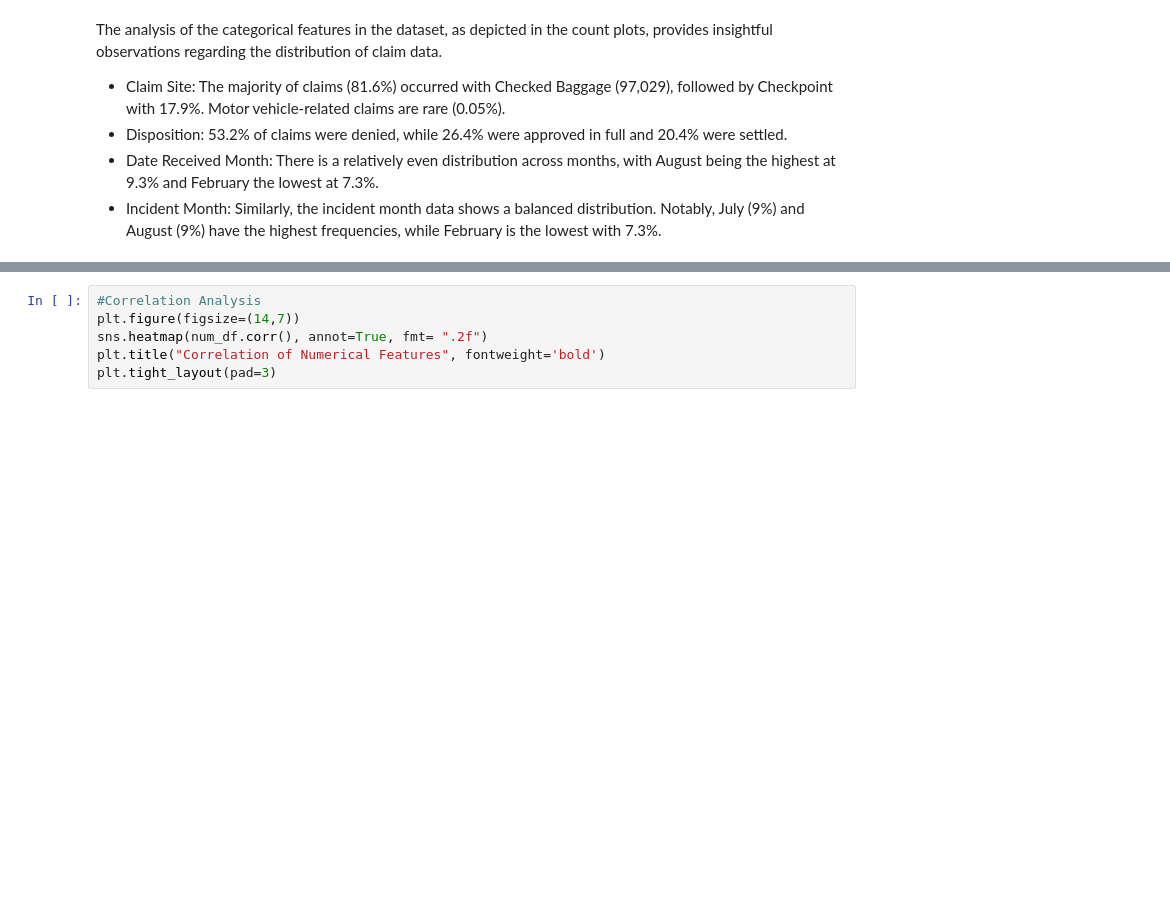
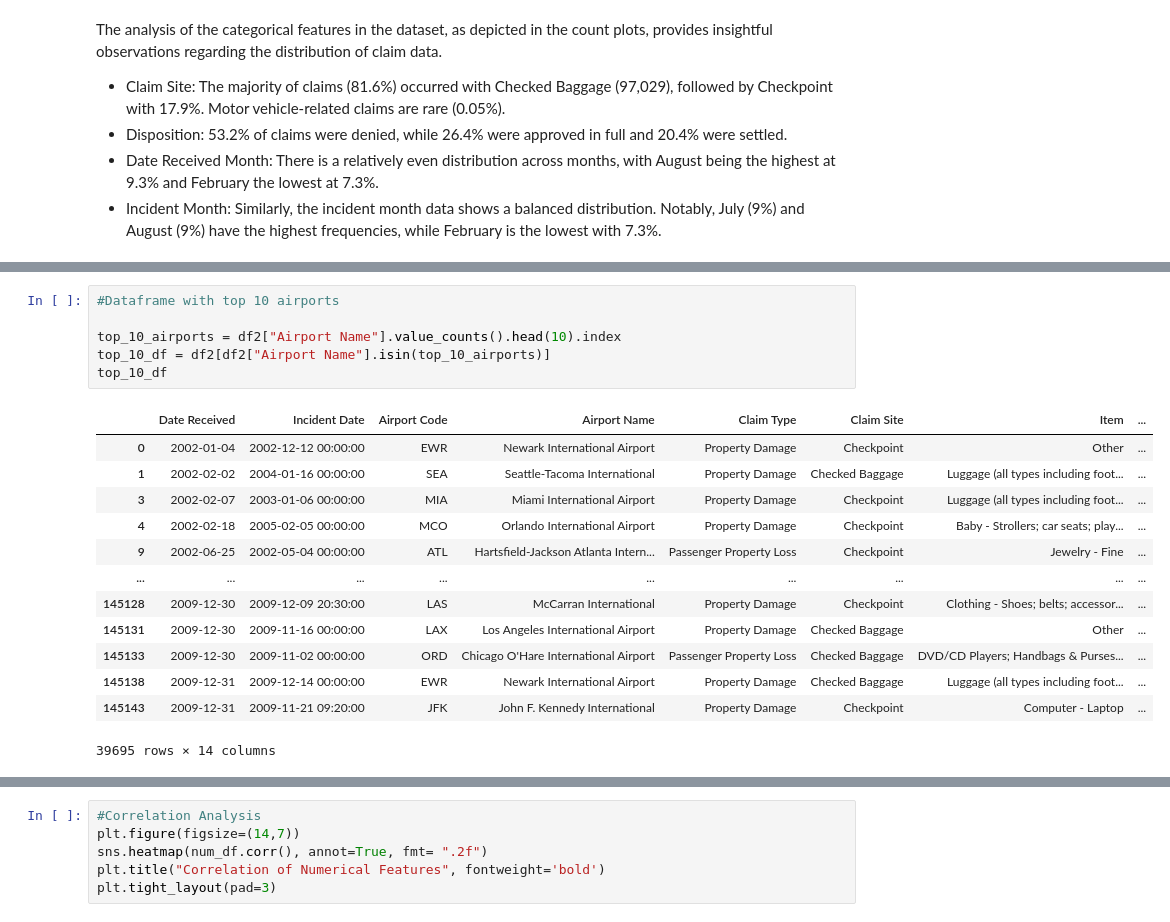
Before and after one commit to btokoli/Risk-Radar-Clustering-Airports-by-Claim-Patterns-to-Spotlight-High-Risk-Hubs, a Jupyter notebook: airportAnalysis.ipynb, the cells around one changed output, grey strips where cells are left out. Cells and saved outputs as stored; diff of their text form; blank space fills up the shorter version.

```diff
--- a/airportAnalysis.ipynb
+++ b/airportAnalysis.ipynb
@@ -375,0 +389,20 @@ plt.plot(df2["Incident Year"], df2["Claim Amount"])
+# %%
+#Dataframe with top 10 airports
+
+top_10_airports = df2["Airport Name"].value_counts().head(10).index
+top_10_df = df2[df2["Airport Name"].isin(top_10_airports)]
+top_10_df
+# %% [output]
+|  | Date Received | Incident Date | Airport Code | Airport Name | Claim Type | Claim Site | Item | ... |
+| 0 | 2002-01-04 | 2002-12-12 00:00:00 | EWR | Newark International Airport | Property Damage | Checkpoint | Other | ... |
+| 1 | 2002-02-02 | 2004-01-16 00:00:00 | SEA | Seattle-Tacoma International | Property Damage | Checked Baggage | Luggage (all types including foot... | ... |
+| 3 | 2002-02-07 | 2003-01-06 00:00:00 | MIA | Miami International Airport | Property Damage | Checkpoint | Luggage (all types including foot... | ... |
+| 4 | 2002-02-18 | 2005-02-05 00:00:00 | MCO | Orlando International Airport | Property Damage | Checkpoint | Baby - Strollers; car seats; play... | ... |
+| 9 | 2002-06-25 | 2002-05-04 00:00:00 | ATL | Hartsfield-Jackson Atlanta Intern... | Passenger Property Loss | Checkpoint | Jewelry - Fine | ... |
+| ... | ... | ... | ... | ... | ... | ... | ... | ... |
+| 145128 | 2009-12-30 | 2009-12-09 20:30:00 | LAS | McCarran International | Property Damage | Checkpoint | Clothing - Shoes; belts; accessor... | ... |
+| 145131 | 2009-12-30 | 2009-11-16 00:00:00 | LAX | Los Angeles International Airport | Property Damage | Checked Baggage | Other | ... |
+| 145133 | 2009-12-30 | 2009-11-02 00:00:00 | ORD | Chicago O'Hare International Airport | Passenger Property Loss | Checked Baggage | DVD/CD Players; Handbags & Purses... | ... |
+| 145138 | 2009-12-31 | 2009-12-14 00:00:00 | EWR | Newark International Airport | Property Damage | Checked Baggage | Luggage (all types including foot... | ... |
+| 145143 | 2009-12-31 | 2009-11-21 09:20:00 | JFK | John F. Kennedy International | Property Damage | Checkpoint | Computer - Laptop | ... |
+39695 rows × 14 columns
```
Also changed, not shown: parts of 7 cells of this notebook.
